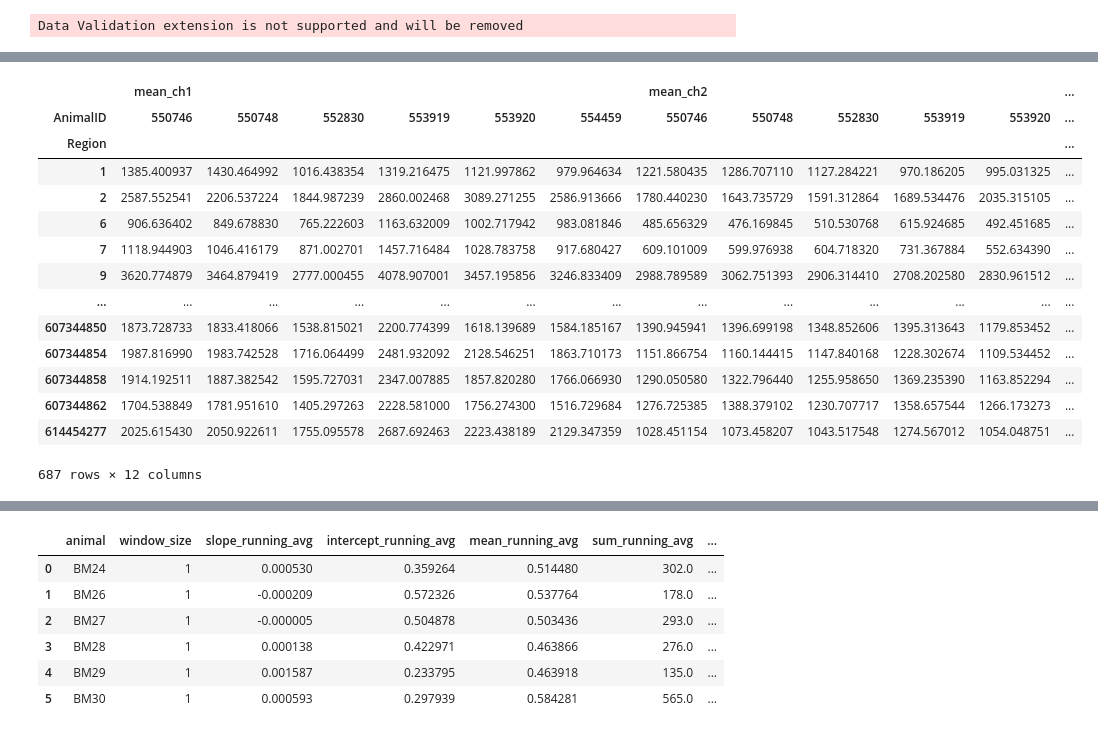
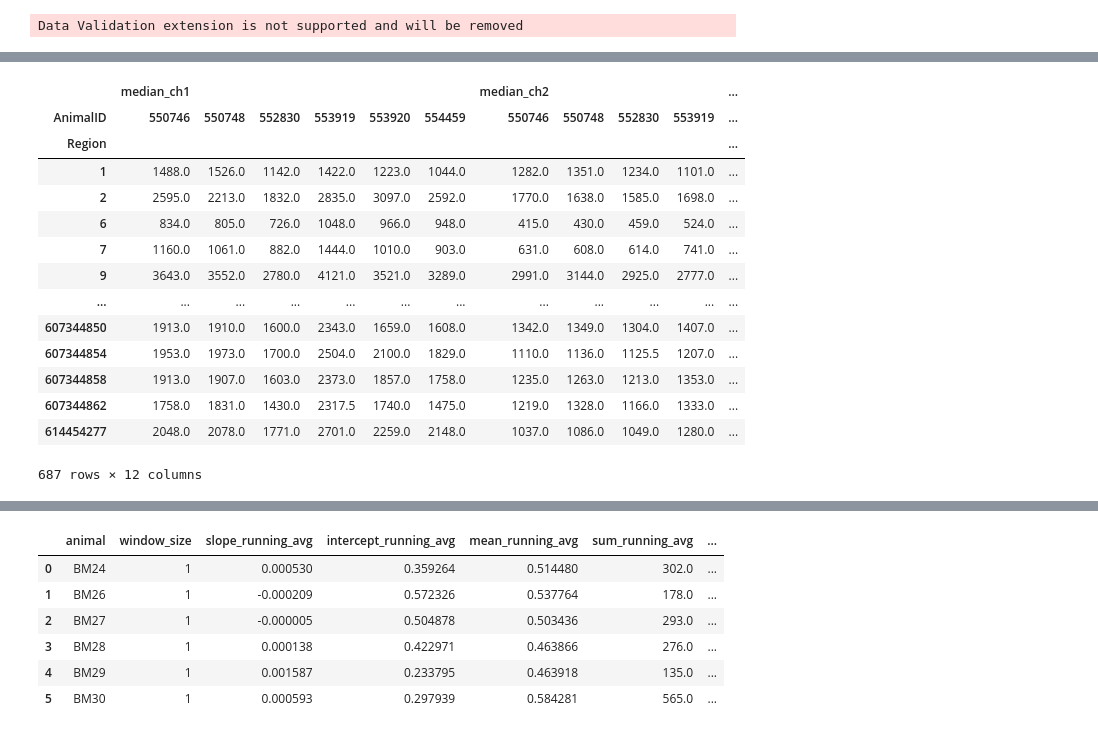
Before and after one commit to boazmohar/DELTA_iDISCO, a Jupyter notebook: src/beahvior_analysis.ipynb, the cells around one changed output, grey strips where cells are left out. Cells and saved outputs as stored; diff of their text form; code cells hidden in the pictures.

```diff
--- a/src/beahvior_analysis.ipynb
+++ b/src/beahvior_analysis.ipynb
@@ -513,26 +521,26 @@ csv_paths
 # %%
-columns = ['Region', 'mean_ch1', 'mean_ch2']
+columns = ['Region', 'median_ch1', 'median_ch2']
 filters = {
     'Group': ['Reversal'],  # Include only animals from the 'Zero' group
 }
 meta_columns = ['AnimalID']
 unified_df = get_filtered(meta, filters, region_data, columns, meta_columns)
-mice = unified_df.pivot(index='Region', columns='AnimalID', values=['mean_ch1', 'mean_ch2'])
+mice = unified_df.pivot(index='Region', columns='AnimalID', values=['median_ch1', 'median_ch2'])
 mice
 # %% [output]
-|  | mean_ch1 |  |  |  |  |  | mean_ch2 |  |  |  |  | ... |
-| AnimalID | 550746 | 550748 | 552830 | 553919 | 553920 | 554459 | 550746 | 550748 | 552830 | 553919 | 553920 | ... |
-| Region |  |  |  |  |  |  |  |  |  |  |  | ... |
-| 1 | 1385.400937 | 1430.464992 | 1016.438354 | 1319.216475 | 1121.997862 | 979.964634 | 1221.580435 | 1286.707110 | 1127.284221 | 970.186205 | 995.031325 | ... |
-| 2 | 2587.552541 | 2206.537224 | 1844.987239 | 2860.002468 | 3089.271255 | 2586.913666 | 1780.440230 | 1643.735729 | 1591.312864 | 1689.534476 | 2035.315105 | ... |
-| 6 | 906.636402 | 849.678830 | 765.222603 | 1163.632009 | 1002.717942 | 983.081846 | 485.656329 | 476.169845 | 510.530768 | 615.924685 | 492.451685 | ... |
-| 7 | 1118.944903 | 1046.416179 | 871.002701 | 1457.716484 | 1028.783758 | 917.680427 | 609.101009 | 599.976938 | 604.718320 | 731.367884 | 552.634390 | ... |
-| 9 | 3620.774879 | 3464.879419 | 2777.000455 | 4078.907001 | 3457.195856 | 3246.833409 | 2988.789589 | 3062.751393 | 2906.314410 | 2708.202580 | 2830.961512 | ... |
-| ... | ... | ... | ... | ... | ... | ... | ... | ... | ... | ... | ... | ... |
-| 607344850 | 1873.728733 | 1833.418066 | 1538.815021 | 2200.774399 | 1618.139689 | 1584.185167 | 1390.945941 | 1396.699198 | 1348.852606 | 1395.313643 | 1179.853452 | ... |
-| 607344854 | 1987.816990 | 1983.742528 | 1716.064499 | 2481.932092 | 2128.546251 | 1863.710173 | 1151.866754 | 1160.144415 | 1147.840168 | 1228.302674 | 1109.534452 | ... |
-| 607344858 | 1914.192511 | 1887.382542 | 1595.727031 | 2347.007885 | 1857.820280 | 1766.066930 | 1290.050580 | 1322.796440 | 1255.958650 | 1369.235390 | 1163.852294 | ... |
-| 607344862 | 1704.538849 | 1781.951610 | 1405.297263 | 2228.581000 | 1756.274300 | 1516.729684 | 1276.725385 | 1388.379102 | 1230.707717 | 1358.657544 | 1266.173273 | ... |
-| 614454277 | 2025.615430 | 2050.922611 | 1755.095578 | 2687.692463 | 2223.438189 | 2129.347359 | 1028.451154 | 1073.458207 | 1043.517548 | 1274.567012 | 1054.048751 | ... |
+|  | median_ch1 |  |  |  |  |  | median_ch2 |  |  |  | ... |
+| AnimalID | 550746 | 550748 | 552830 | 553919 | 553920 | 554459 | 550746 | 550748 | 552830 | 553919 | ... |
+| Region |  |  |  |  |  |  |  |  |  |  | ... |
+| 1 | 1488.0 | 1526.0 | 1142.0 | 1422.0 | 1223.0 | 1044.0 | 1282.0 | 1351.0 | 1234.0 | 1101.0 | ... |
+| 2 | 2595.0 | 2213.0 | 1832.0 | 2835.0 | 3097.0 | 2592.0 | 1770.0 | 1638.0 | 1585.0 | 1698.0 | ... |
+| 6 | 834.0 | 805.0 | 726.0 | 1048.0 | 966.0 | 948.0 | 415.0 | 430.0 | 459.0 | 524.0 | ... |
+| 7 | 1160.0 | 1061.0 | 882.0 | 1444.0 | 1010.0 | 903.0 | 631.0 | 608.0 | 614.0 | 741.0 | ... |
+| 9 | 3643.0 | 3552.0 | 2780.0 | 4121.0 | 3521.0 | 3289.0 | 2991.0 | 3144.0 | 2925.0 | 2777.0 | ... |
+| ... | ... | ... | ... | ... | ... | ... | ... | ... | ... | ... | ... |
+| 607344850 | 1913.0 | 1910.0 | 1600.0 | 2343.0 | 1659.0 | 1608.0 | 1342.0 | 1349.0 | 1304.0 | 1407.0 | ... |
+| 607344854 | 1953.0 | 1973.0 | 1700.0 | 2504.0 | 2100.0 | 1829.0 | 1110.0 | 1136.0 | 1125.5 | 1207.0 | ... |
+| 607344858 | 1913.0 | 1907.0 | 1603.0 | 2373.0 | 1857.0 | 1758.0 | 1235.0 | 1263.0 | 1213.0 | 1353.0 | ... |
+| 607344862 | 1758.0 | 1831.0 | 1430.0 | 2317.5 | 1740.0 | 1475.0 | 1219.0 | 1328.0 | 1166.0 | 1333.0 | ... |
+| 614454277 | 2048.0 | 2078.0 | 1771.0 | 2701.0 | 2259.0 | 2148.0 | 1037.0 | 1086.0 | 1049.0 | 1280.0 | ... |
 687 rows × 12 columns
 # %%
```
Also changed, not shown: parts of 23 cells of this notebook, 3 other files.
